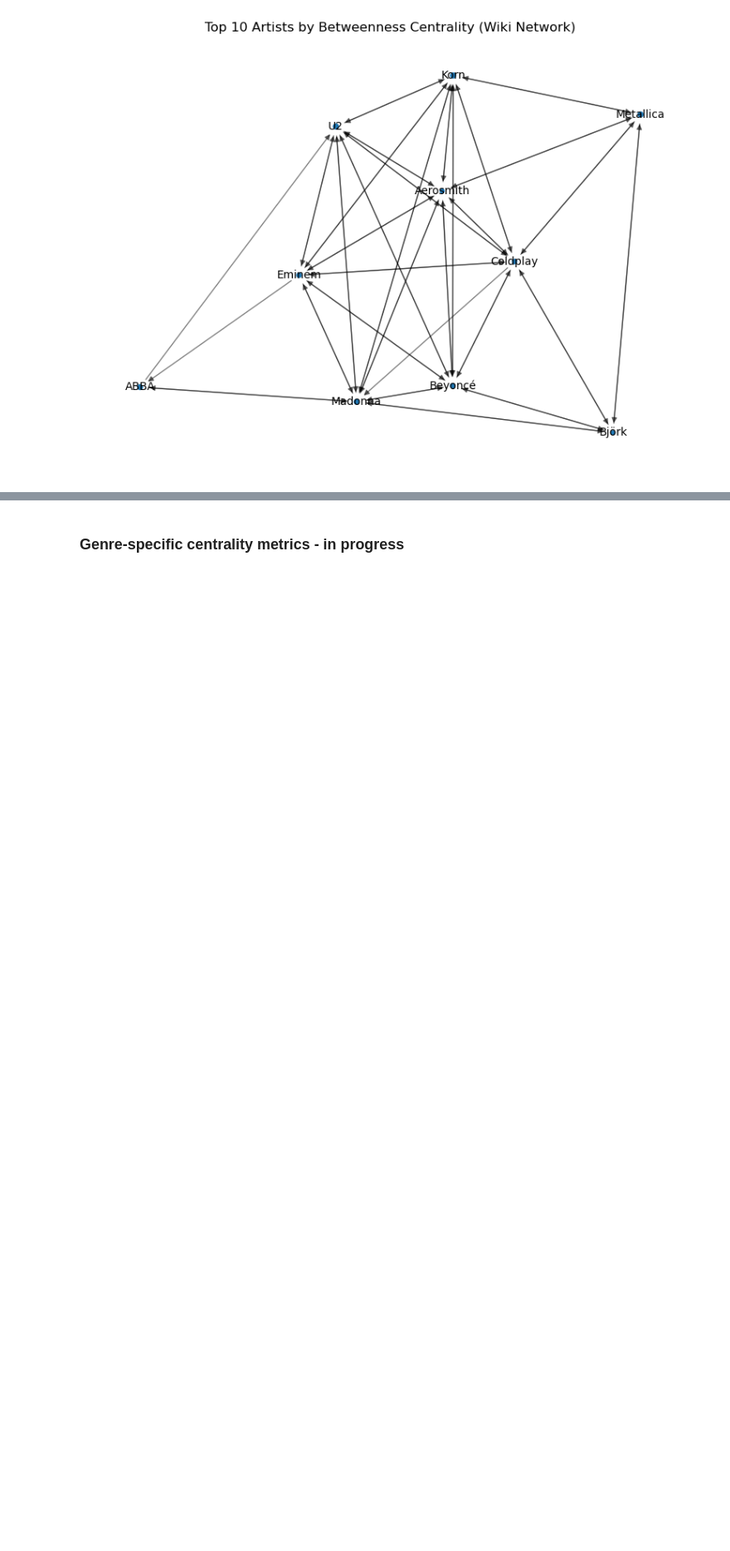
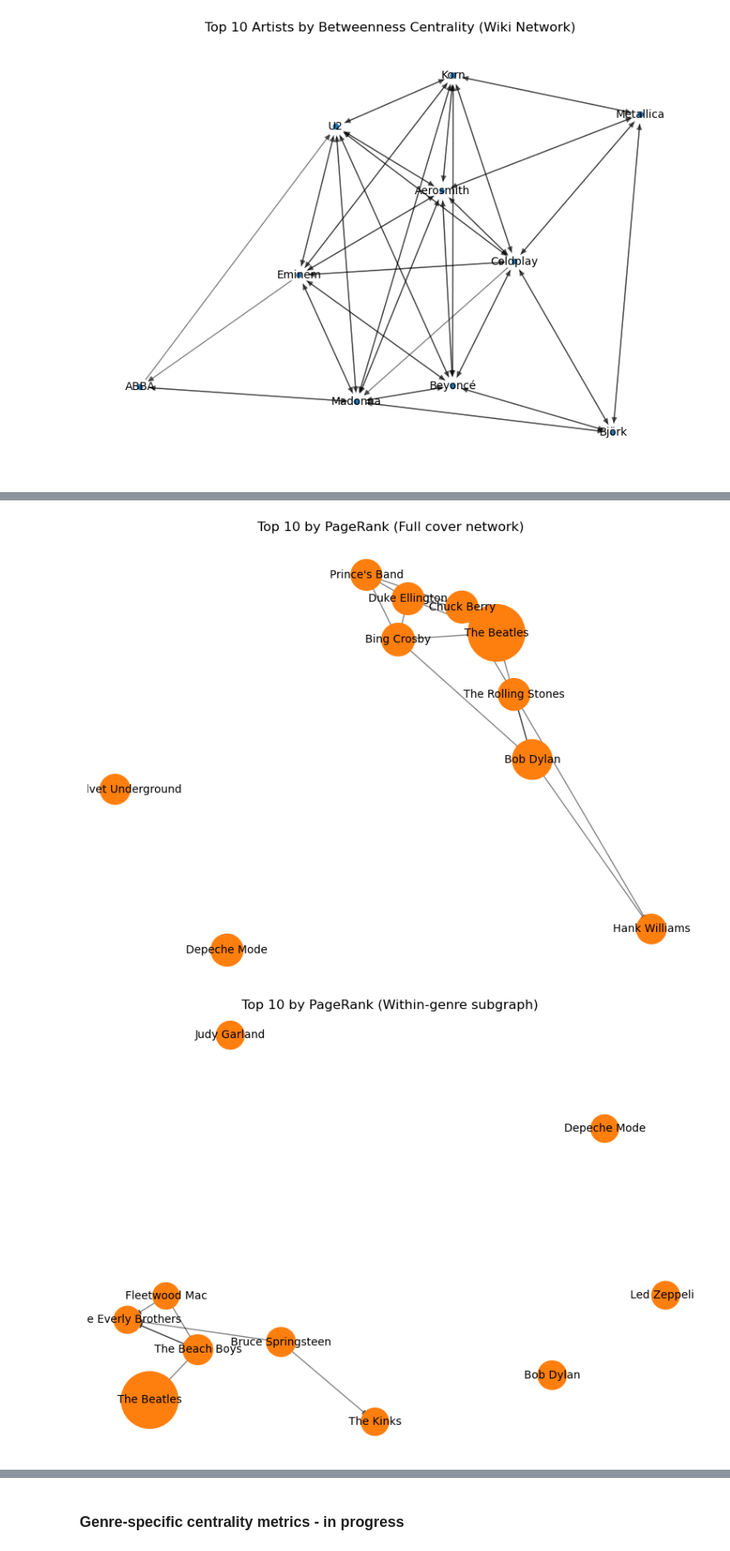
Before and after one commit to freiraum-bq/Music_Project, a Jupyter notebook: python/integrated.ipynb, the cells around one changed output, grey strips where cells are left out. Shown at 83% size. Saved outputs shown, nothing was run; the diff lists cells and outputs as text; code cells hidden in the pictures; blank space fills up the shorter version.

```diff
--- a/python/integrated.ipynb
+++ b/python/integrated.ipynb
@@ -841,0 +1123,40 @@ plt.show()
+# %%
+def plot_top_pagerank(G, pr_scores, top_df, title, color="#ff7f0e", k_layout=0.5, seed=42):
+    top_nodes = top_df['artist_id'].tolist()
+    G_top = G.subgraph(top_nodes).copy()
+    if len(G_top) == 0:
+        print(f"{title}: no edges among top nodes to plot.")
+        return
+
+    # size scale (per-figure)
+    max_pr = max(pr_scores.get(n, 0) for n in G_top.nodes())
+    sizes = [ (pr_scores.get(n, 0) / max_pr) * 2500 + 200 for n in G_top.nodes() ]
+
+    pos = nx.spring_layout(G_top, seed=seed, k=k_layout)
+    plt.figure(figsize=(8, 6))
+    nx.draw_networkx_edges(G_top, pos, alpha=0.5)
+    nx.draw_networkx_nodes(G_top, pos, node_color=color, node_size=sizes)
+    nx.draw_networkx_labels(
+        G_top, pos,
+        labels={n: G.nodes[n].get('name', str(n)) for n in G_top.nodes()},
+        font_size=10, font_color='black'
+    )
+    plt.title(title)
+    plt.axis('off')
+    plt.tight_layout()
+    plt.show()
+
+# Full-graph PageRank (use pr_full_df, pagerank_full, G_covered)
+plot_top_pagerank(G_covered, pagerank_full, pr_full_df,
+                  title="Top 10 by PageRank (Full cover network)")
+
+# Within-genre PageRank (use pr_within_df, pagerank_within, G_within)
+plot_top_pagerank(G_within, pagerank_within, pr_within_df,
+                  title="Top 10 by PageRank (Within-genre subgraph)")
+
+# Cross-genre PageRank (use pr_cross_df, pagerank_cross, G_cross)
+plot_top_pagerank(G_cross, pagerank_cross, pr_cross_df,
+                  title="Top 10 by PageRank (Cross-genre subgraph)")
+# %% [output]
+[figure, added]
+[figure, added]
```
Also changed, not shown: parts of 31 cells of this notebook.
